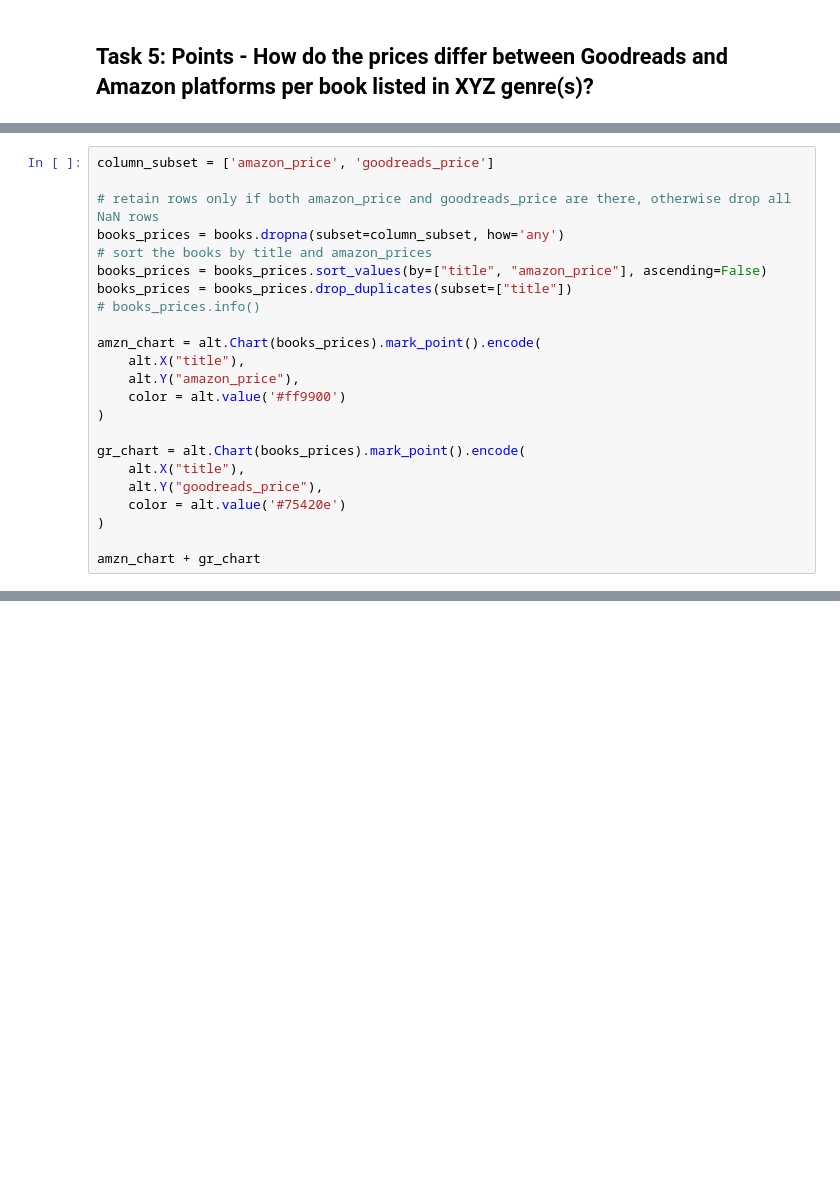
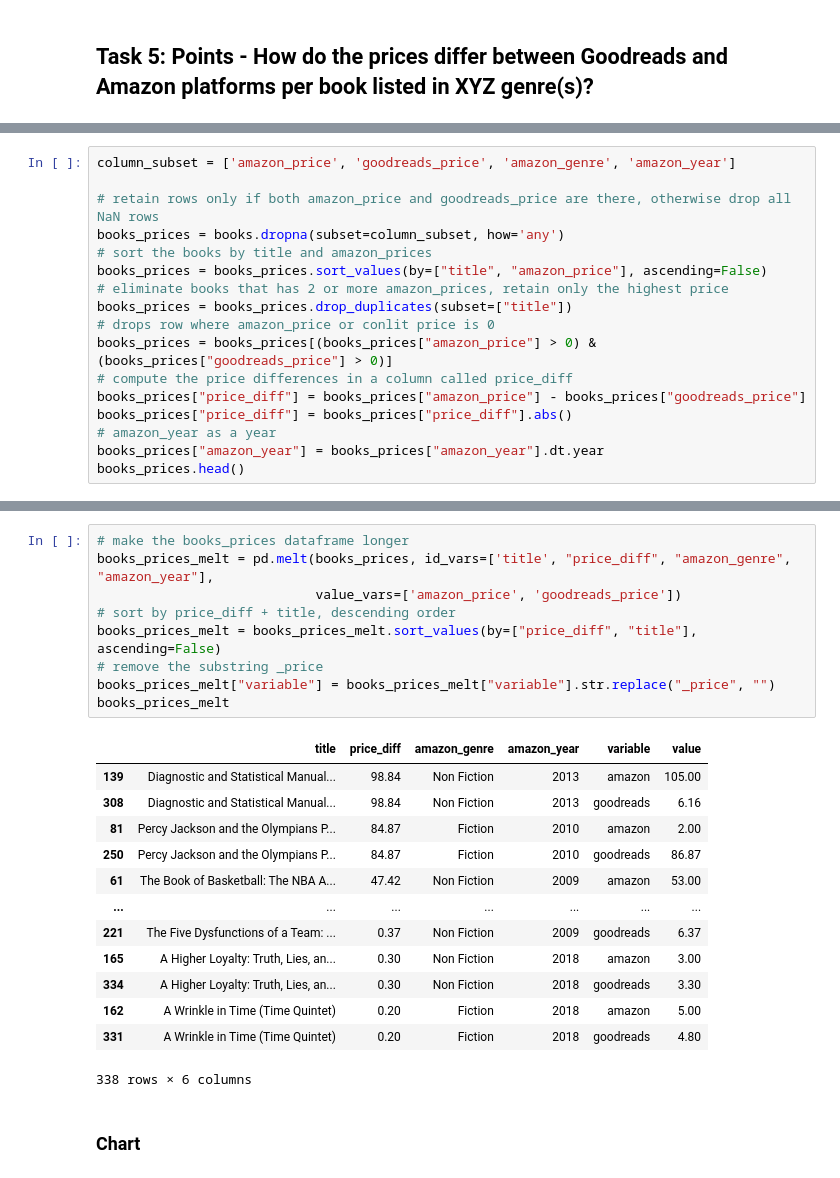
Before and after one commit to nhantien/DSCI-320-Group-Project, a Jupyter notebook: notebook/Milestone 2.ipynb, the cells around one changed output, grey strips where cells are left out. Drawn from its saved outputs; the diff is of its cells as text; blank space fills up the shorter version.

```diff
--- a/notebook/Milestone 2.ipynb
+++ b/notebook/Milestone 2.ipynb
@@ -100,24 +114,18 @@ mini_dashboard
 # %%
-column_subset = ['amazon_price', 'goodreads_price']
+column_subset = ['amazon_price', 'goodreads_price', 'amazon_genre', 'amazon_year']
 
 # retain rows only if both amazon_price and goodreads_price are there, otherwise drop all NaN rows
 books_prices = books.dropna(subset=column_subset, how='any')
 # sort the books by title and amazon_prices
 books_prices = books_prices.sort_values(by=["title", "amazon_price"], ascending=False)
+# eliminate books that has 2 or more amazon_prices, retain only the highest price
 books_prices = books_prices.drop_duplicates(subset=["title"])
-# books_prices.info()
-
-amzn_chart = alt.Chart(books_prices).mark_point().encode(
-    alt.X("title"),
-    alt.Y("amazon_price"),
-    color = alt.value('#ff9900')
-)
-
-gr_chart = alt.Chart(books_prices).mark_point().encode(
-    alt.X("title"),
-    alt.Y("goodreads_price"),
-    color = alt.value('#75420e')
-)
-
-amzn_chart + gr_chart
+# drops row where amazon_price or conlit price is 0
+books_prices = books_prices[(books_prices["amazon_price"] > 0) & (books_prices["goodreads_price"] > 0)]
+# compute the price differences in a column called price_diff
+books_prices["price_diff"] = books_prices["amazon_price"] - books_prices["goodreads_price"]
+books_prices["price_diff"] = books_prices["price_diff"].abs()
+# amazon_year as a year
+books_prices["amazon_year"] = books_prices["amazon_year"].dt.year
+books_prices.head()
 # %% [output]
@@ -191,0 +139,25 @@ alt.hconcat(genre_week, genre_pop).properties(spacing=5)
+# %%
+# make the books_prices dataframe longer
+books_prices_melt = pd.melt(books_prices, id_vars=['title', "price_diff", "amazon_genre", "amazon_year"],
+                            value_vars=['amazon_price', 'goodreads_price'])
+# sort by price_diff + title, descending order
+books_prices_melt = books_prices_melt.sort_values(by=["price_diff", "title"], ascending=False)
+# remove the substring _price
+books_prices_melt["variable"] = books_prices_melt["variable"].str.replace("_price", "")
+books_prices_melt
+# %% [output]
+|  | title | price_diff | amazon_genre | amazon_year | variable | value |
+| 139 | Diagnostic and Statistical Manual... | 98.84 | Non Fiction | 2013 | amazon | 105.00 |
+| 308 | Diagnostic and Statistical Manual... | 98.84 | Non Fiction | 2013 | goodreads | 6.16 |
+| 81 | Percy Jackson and the Olympians P... | 84.87 | Fiction | 2010 | amazon | 2.00 |
+| 250 | Percy Jackson and the Olympians P... | 84.87 | Fiction | 2010 | goodreads | 86.87 |
+| 61 | The Book of Basketball: The NBA A... | 47.42 | Non Fiction | 2009 | amazon | 53.00 |
+| ... | ... | ... | ... | ... | ... | ... |
+| 221 | The Five Dysfunctions of a Team: ... | 0.37 | Non Fiction | 2009 | goodreads | 6.37 |
+| 165 | A Higher Loyalty: Truth, Lies, an... | 0.30 | Non Fiction | 2018 | amazon | 3.00 |
+| 334 | A Higher Loyalty: Truth, Lies, an... | 0.30 | Non Fiction | 2018 | goodreads | 3.30 |
+| 162 | A Wrinkle in Time (Time Quintet) | 0.20 | Fiction | 2018 | amazon | 5.00 |
+| 331 | A Wrinkle in Time (Time Quintet) | 0.20 | Fiction | 2018 | goodreads | 4.80 |
+338 rows × 6 columns
+# %% [markdown]
+### Chart
```
Also changed, not shown: parts of 13 cells of this notebook.
